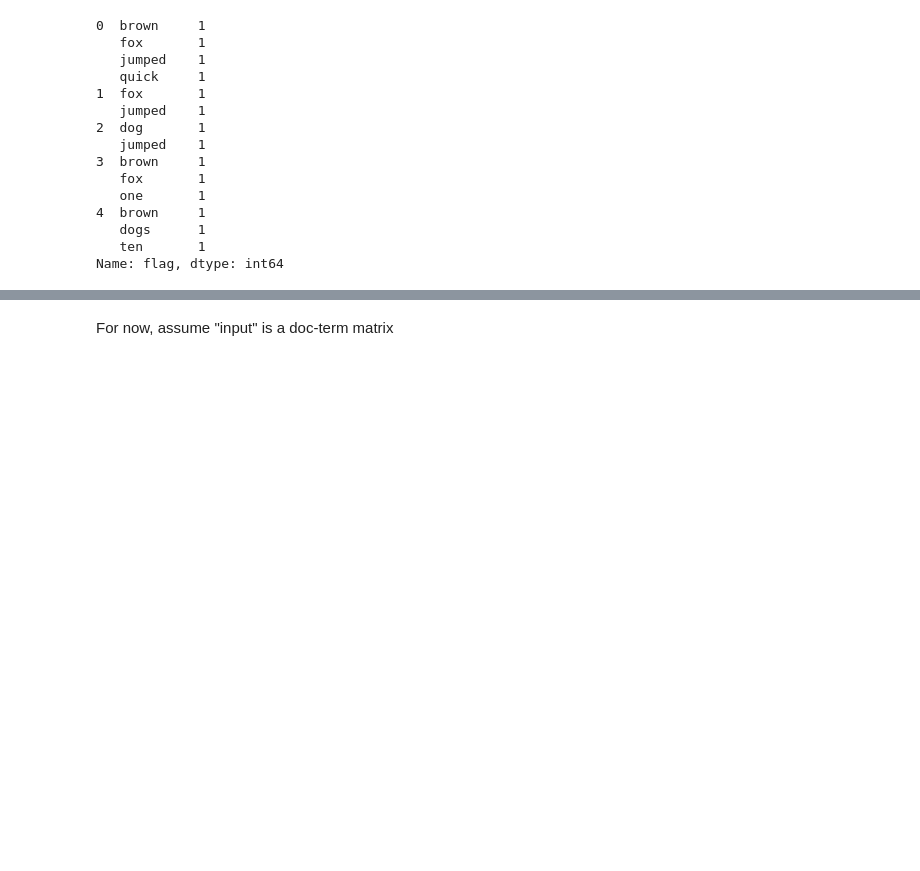
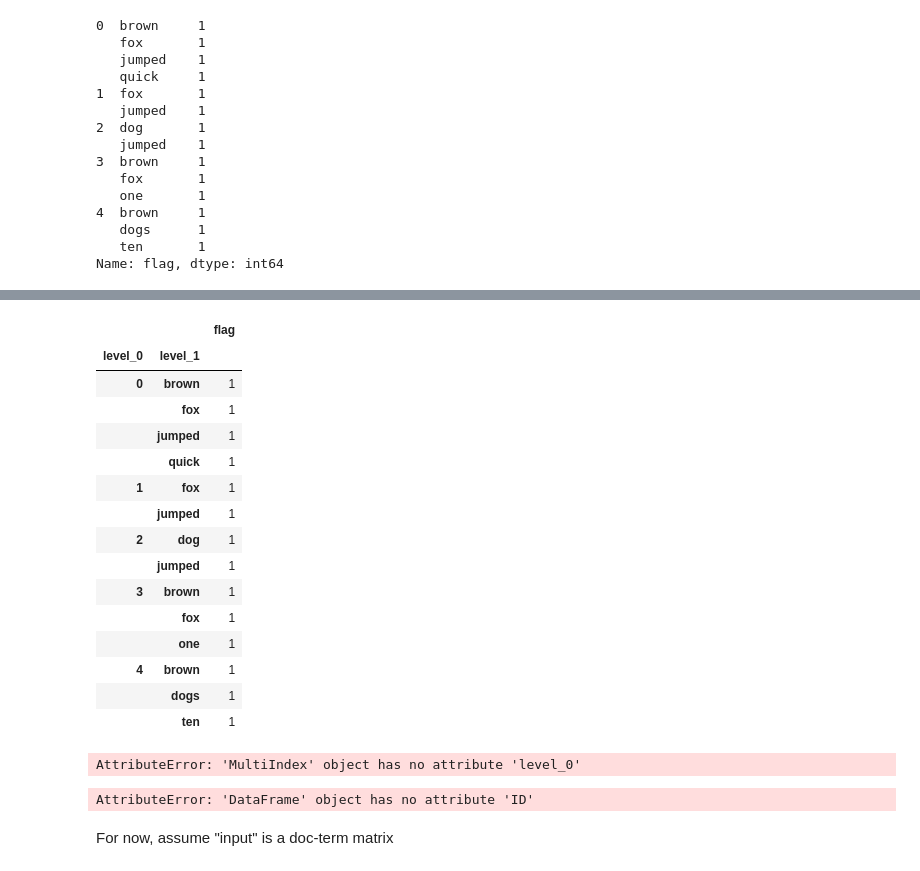
Before and after one commit to usnistgov/grabble, a Jupyter notebook: notebooks/python_decorator.ipynb, the cells around one changed output, grey strips where cells are left out. Saved outputs shown, nothing was run; the diff lists cells and outputs as text; code cells hidden in the pictures; blank space fills up the shorter version.

Commit message:
adjacency matrix scratchwork

```diff
--- a/notebooks/python_decorator.ipynb
+++ b/notebooks/python_decorator.ipynb
@@ -186,0 +179,26 @@ edgelist
+# %%
+A = levi_series.to_frame()
+
+A.index.names = ['level_0', 'level_1']
+A
+# %% [output]
+|  |  | flag |
+| level_0 | level_1 |  |
+| 0 | brown | 1 |
+|  | fox | 1 |
+|  | jumped | 1 |
+|  | quick | 1 |
+| 1 | fox | 1 |
+|  | jumped | 1 |
+| 2 | dog | 1 |
+|  | jumped | 1 |
+| 3 | brown | 1 |
+|  | fox | 1 |
+|  | one | 1 |
+| 4 | brown | 1 |
+|  | dogs | 1 |
+|  | ten | 1 |
+# %%
+A.index.level_0
+# %% [output]
+AttributeError: 'MultiIndex' object has no attribute 'level_0'
@@ -187,3 +208,19 @@ edgelist
+# %%
+# developing to_adjacency
+
+# pd.Series(dct).unstack().values where dict keys are tuples and values are weights
+
+# dct = levi_series.to_dict()
+# adj_test = pd.Series(dct).unstack(fill_value=0).values
+# adj_test
+
+A = pd.crosstab(df.ID, df.Word)
+df2 = A.T @ A
+np.fill_diagonal(df2.values, 0)
+
+df2
+# %% [output]
+AttributeError: 'DataFrame' object has no attribute 'ID'
 # %%
 coo.squeeze()
 # %%
```
Also changed, not shown: parts of 5 cells of this notebook.
